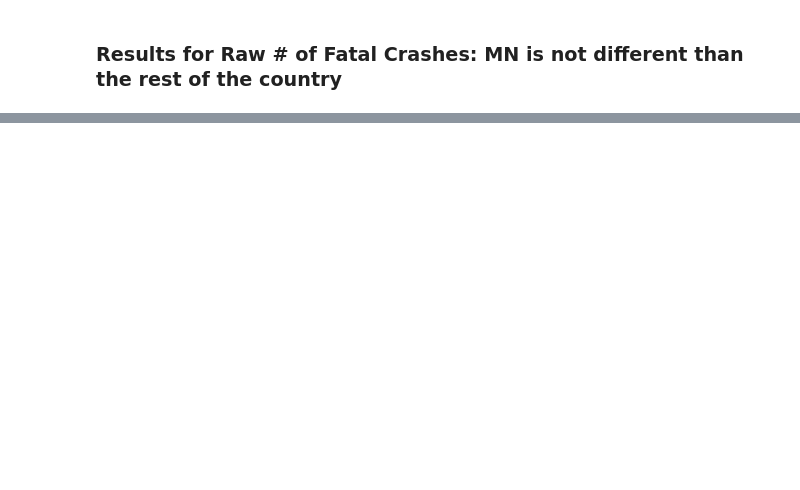
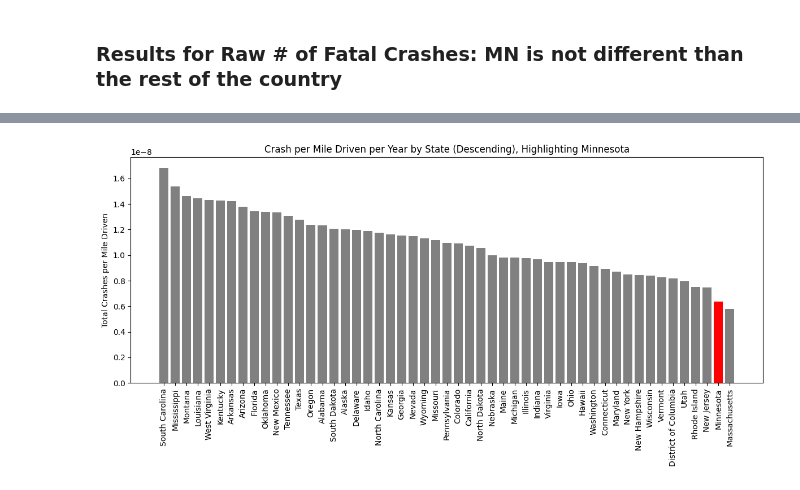
Before and after one commit to evan4629/SEIS631_Project_MN_Fatal_Merging, a Jupyter notebook: mn_drivers_hypothesis.ipynb, the cells around one changed output, grey strips where cells are left out. Saved outputs shown, nothing was run; the diff lists cells and outputs as text; code cells hidden in the pictures; blank space fills up the shorter version.

```diff
--- a/mn_drivers_hypothesis.ipynb
+++ b/mn_drivers_hypothesis.ipynb
@@ -145,4 +167,0 @@ https://catalog.data.gov/dataset/vehicle-miles-of-travel-by-functional-system-an
-# %%
-miles = pd.read_csv("Vehicle_Miles_of_Travel_by_State_1980_to_2023.csv")
-miles['Year'] = miles['Year'].astype(int)
-miles.sample(10)
@@ -216,0 +192,12 @@ df_all.sample(30)
+# %%
+# Clean and join with mileage driven on the interstate in each state
+miles['Year'] = miles['Year'].astype(int)
+miles_sum = miles.groupby(["State","Year"])['VMT'].sum().reset_index()
+miles_sum = miles_sum[miles_sum['Year']>2012].copy()
+
+# Get the number of Junction Interstate Fatal Crashes per Interstate Total Miles Driven per Year
+df_all = pd.merge(fatal_total, miles_sum, on=["State", "Year"], how="inner")
+df_all['crash_per_mile'] = df_all['Value']/df_all['VMT']
+
+total_fatal_crash_per_mile = df_all.copy()
+total_fatal_crash_per_mile
@@ -216,0 +218,15 @@ df_all.sample(30)
+# %%
+# Mean fatal interstate junction crashes per mile driven per year 2013-2023
+crashes_per_mile_by_state = total_fatal_crash_per_mile.groupby("State")["crash_per_mile"].mean().reset_index().sort_values('crash_per_mile', ascending=False).reset_index(drop=True)
+
+colors = ['red' if state == 'Minnesota' else 'gray' for state in crashes_per_mile_by_state['State']]
+
+plt.figure(figsize=(12,6))
+plt.bar(crashes_per_mile_by_state['State'], crashes_per_mile_by_state['crash_per_mile'], color=colors)
+plt.xticks(rotation=90)
+plt.ylabel("Total Crashes per Mile Driven")
+plt.title("Crash per Mile Driven per Year by State (Descending), Highlighting Minnesota")
+plt.tight_layout()
+plt.show()
+# %% [output]
+[figure, added]
```
Also changed, not shown: parts of 30 cells of this notebook.
